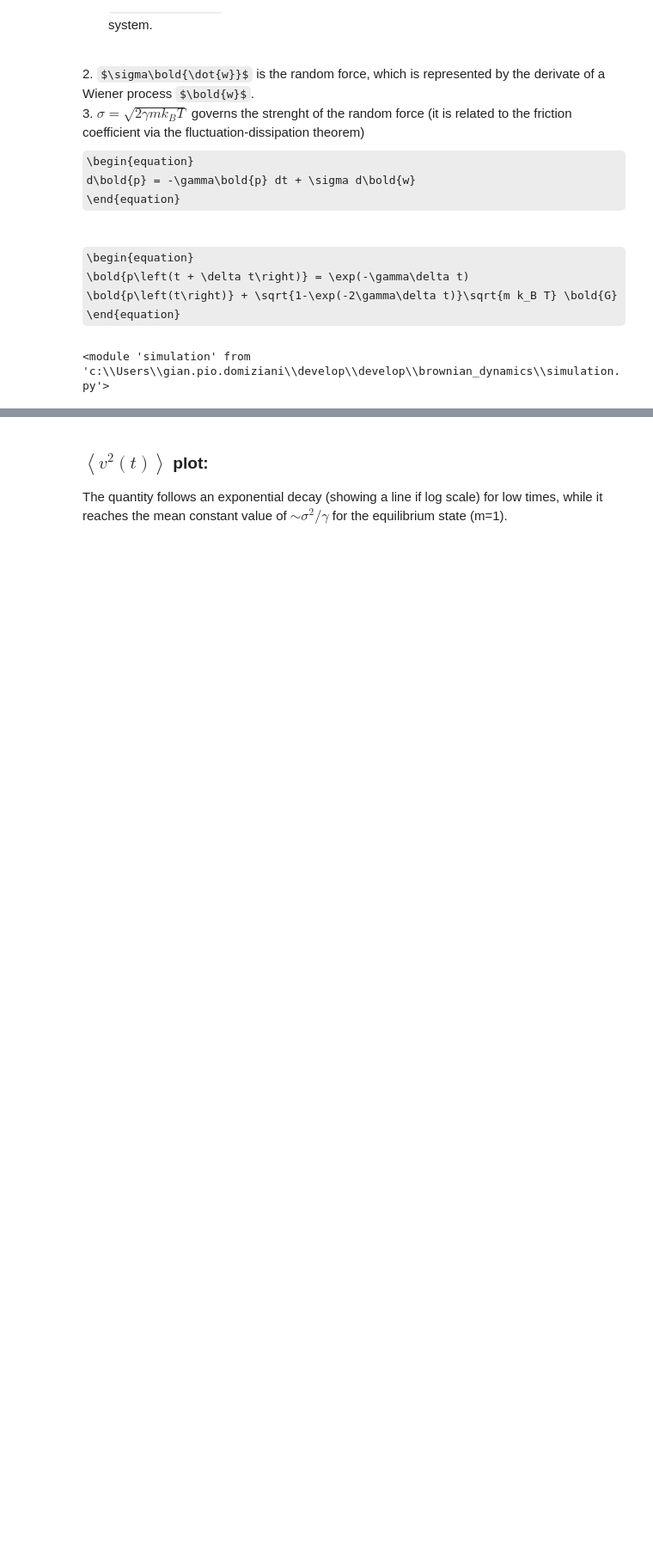
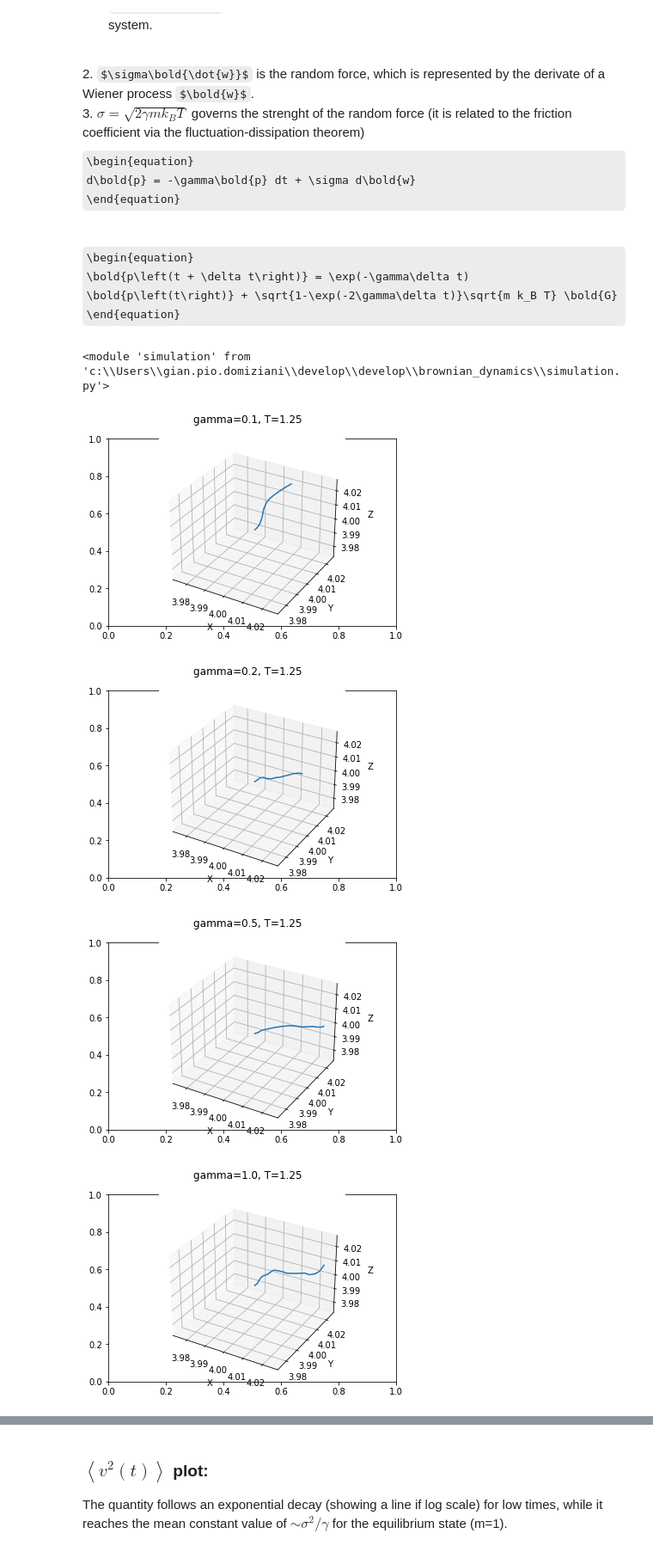
Before and after one commit to gianpd/brownian_dynamics, a Jupyter notebook: brownian_dynamics.ipynb, the cells around one changed output, grey strips where cells are left out. Shown: that part at 86% size. Saved outputs shown, nothing was run; the diff lists cells and outputs as text; code cells hidden in the pictures; some formulas as TeX source; blank space fills up the shorter version.

Commit message:
time step size fixed.

```diff
--- a/brownian_dynamics.ipynb
+++ b/brownian_dynamics.ipynb
@@ -46,27 +37,49 @@ F = [0.0, 0.5, 1.0]
 # %%
-# for i, g in enumerate(GAMMA):
-#     for temp in T:
-#         for f in F:
-#             rs, _, _, _ = sim.main(r, p, g, BOX, temp, N, f, random=True)
-#             xs = [x[0][0] for x in rs]
-#             ys = [x[0][1] for x in rs]
-#             zs = [x[0][2] for x in rs]
+# Set default values, check keys and typecheck values
+DT = 7e-4
+NSTEPS = 1000
+T = [1.25]
+GAMMA = [0.1, 0.2, 0.5, 1.0]
+N = 1
+r = 4.0
+p = 0.25
+BOX = 8.0
+F = 0.0
+STEP = p*DT + np.sqrt(DT)
+np.random.seed(1234)
+for i, g in enumerate(GAMMA):
+    for temp in T:
+        rs, ps = sim.main(DT, r, p, g, BOX, temp, N, NSTEPS, F)
+        xs = [x[0][0] for x in rs]
+        ys = [x[0][1] for x in rs]
+        zs = [x[0][2] for x in rs]
 
-#             fig_xs = plt.figure()
-#             ax1 = fig_xs.add_subplot(projection='3d')
-#             fig_xs.suptitle(f'3D R(t) - gamma={g}, T={temp}, F={f}')
-#             _ = ax1.plot(xs, ys, zs, lw=1.5)
-#             ax1.set_xlabel('X')
-#             ax1.set_ylabel('Y')
-#             ax1.set_zlabel('Z')
+        pxs = [x[0][0] for x in ps]
+        pys = [x[0][1] for x in ps]
+        pzs = [x[0][2] for x in ps]
 
-#         # fig_pxs = plt.figure()
-#         # ax2 = fig_pxs.add_subplot()
-#         # fig_pxs.suptitle(f'gamma={g}, T={temp}')
-#         # xs, pxs = np.asarray(xs), np.asarray(pxs)
-#         # _ = ax2.scatter(xs, pxs, c=[np.linspace(-xs.max(), xs.max(), NSTEPS)])
-#         # ax2.set_xlabel('x')
-#         # ax2.set_ylabel('px')
-#         # plt.show()
+        # # phase space
+        # fig_xs, ax1 = plt.subplots(1, 1)
+        # ax1 = fig_xs.add_subplot(projection='3d')
+        # fig_xs.suptitle(f'gamma={g}, T={temp}')
+        # _ = ax1.scatter(xs, ys, zs)
+        # plt.show()
+        # r(t)
+        fig_xs, ax1 = plt.subplots(1, 1)
+        ax1 = fig_xs.add_subplot(projection='3d')
+        fig_xs.suptitle(f'gamma={g}, T={temp}')
+        _ = ax1.plot(xs, ys, zs, lw=1.5)
+        ax1.set_xlabel('X')
+        ax1.set_ylabel('Y')
+        ax1.set_zlabel('Z')
+        ax1.set_xlim(r - STEP, r + STEP)
+        ax1.set_ylim(r - STEP, r + STEP)
+        ax1.set_zlim(r -STEP, r + STEP)
+        plt.show()
+# %% [output]
+[figure, added]
+[figure, added]
+[figure, added]
+[figure, added]
 # %%
 np.random.seed(123456789)
```
Also changed, not shown: parts of 5 cells of this notebook, 5 other files.
